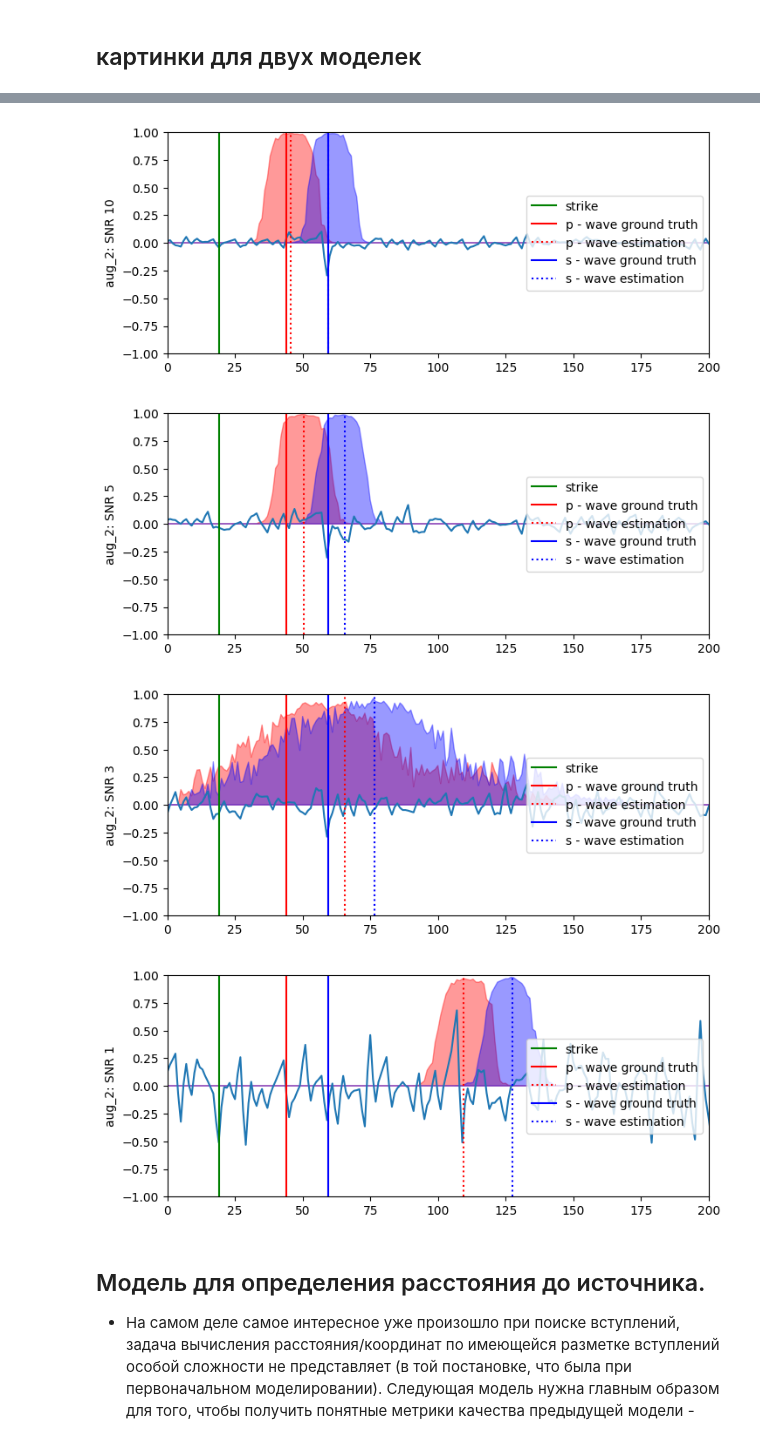
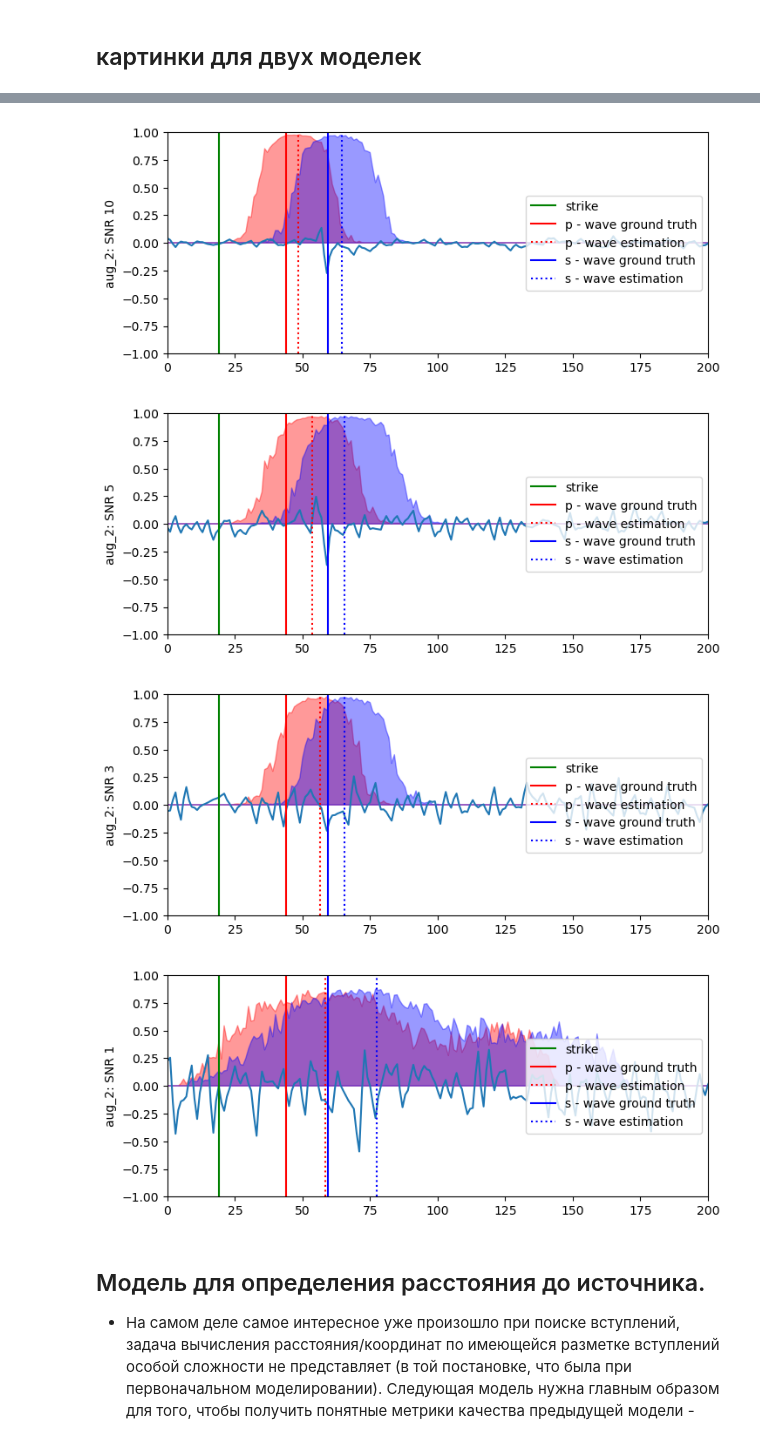
Before and after one commit to mexalon/Synth_wf_proc, a Jupyter notebook: Synth_wf_processing.ipynb, the cells around one changed output, grey strips where cells are left out. Saved outputs shown, nothing was run; the diff lists cells and outputs as text; code cells hidden in the pictures.

```diff
--- a/Synth_wf_processing.ipynb
+++ b/Synth_wf_processing.ipynb
@@ -285,7 +285,7 @@ class ToOneHot:
         targets.update({'oh_arrivals': oh_arrivals})
         return traces, targets
 
-    def make_my_tricky_oh(self, x, oh_size, sharing=True):
+    def make_my_tricky_oh(self, x, oh_size, sharing=False):
         # makes tensor of sparse vectors of arbitrary shape
         # my mind is blowing
         lo_int = torch.floor(x)
@@ -295,7 +295,7 @@ class ToOneHot:
             lo_val = hi_int - x # sharing 1 between adjacent points
             hi_val = x - lo_int
         else:
-            lo_val = torch.zeros_like(x) # last = 1
+            lo_val = torch.ones_like(x)
             hi_val = torch.ones_like(x)
 
         xs = x.to_sparse_coo()
@@ -809,7 +809,7 @@ class BaseConfig:
         self.batch_size = 100
         self.epochs = 5
         self.lr = 0.0001
-        self.sparcity = 0.0025
+        self.sparcity = 0.005
 
         # default transform params
         self.train_noise_sigma = 0.0
@@ -975,10 +991,10 @@ net.set_weights(pt_path)
 X, Y = next(iter(net.test_dl))
 x, y = X[42], Y[42]
 
-y_hat = net(x.unsqueeze(0)).detach().cpu()
+y_hat = net(x.unsqueeze(0))
 
 p_err, s_err = time_error([y], y_hat) # y is list of dicts, y_hat in batces
 print(f'Time error: p: {p_err}, s: {s_err}')
 
-plot_sta('sta0', x, y, y_hat.squeeze(0))
+plot_sta('sta0', x, y, y_hat.squeeze(0).detach().cpu())
 # %% [output]
@@ -1134,8 +1150,8 @@ SNR = [1000, 10, 5, 3, 1] # SNR = max(|x|)/(3 sigma)
 sigmas =[(s**-1)/3 for s in SNR]
 
 paths = {
-        'aug_1': '/content/model_states/c5342_00002_04_18_2023__13_27_19.pt',
-        'aug_2': '/content/model_states/c5342_00006_04_18_2023__18_29_14.pt',
+        'aug_1': 'model_states/67908_00003_04_20_2023__15_07_44.pt',
+        'aug_2': 'model_states/94685_00001_04_19_2023__12_34_02.pt',
          }
 
 for aug in paths.keys():
@@ -1160,7 +1176,7 @@ for aug in paths.keys():
-[figure, old version]
+[figure, new version]
-[figure, old version]
+[figure, new version]
-[figure, old version]
+[figure, new version]
-[figure, old version]
+[figure, new version]
 # %% [markdown]
 ## Модель для определения расстояния до источника.
 * На самом деле самое интересное уже произошло при поиске вступлений, задача вычисления расстояния/координат по имеющейся разметке вступлений особой сложности не представляет (в той постановке, что была при первоначальном моделировании). Следующая модель нужна главным образом для того, чтобы получить понятные метрики качества предыдущей модели - погрешность в метрах.
```
Also changed, not shown: parts of 6 cells of this notebook.
